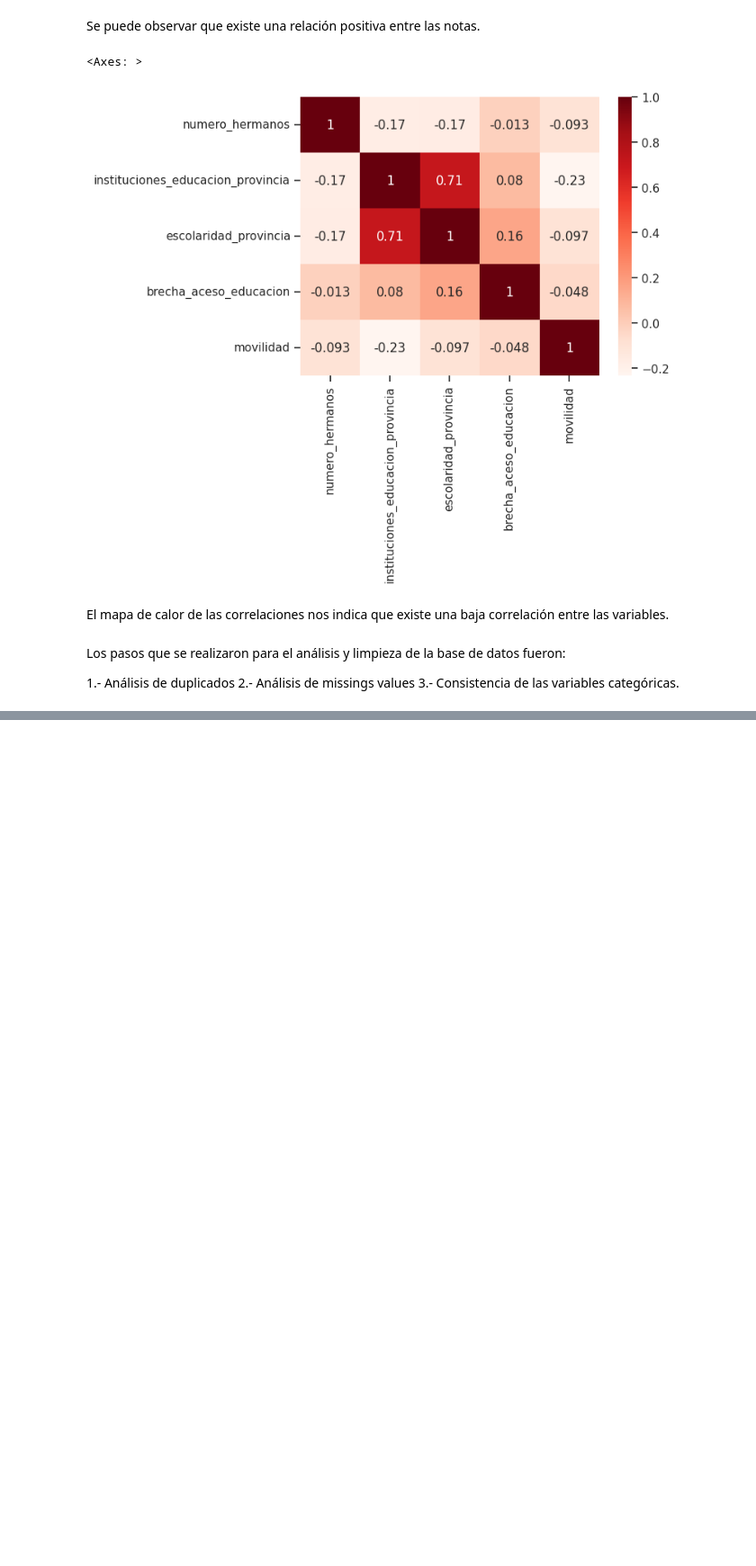
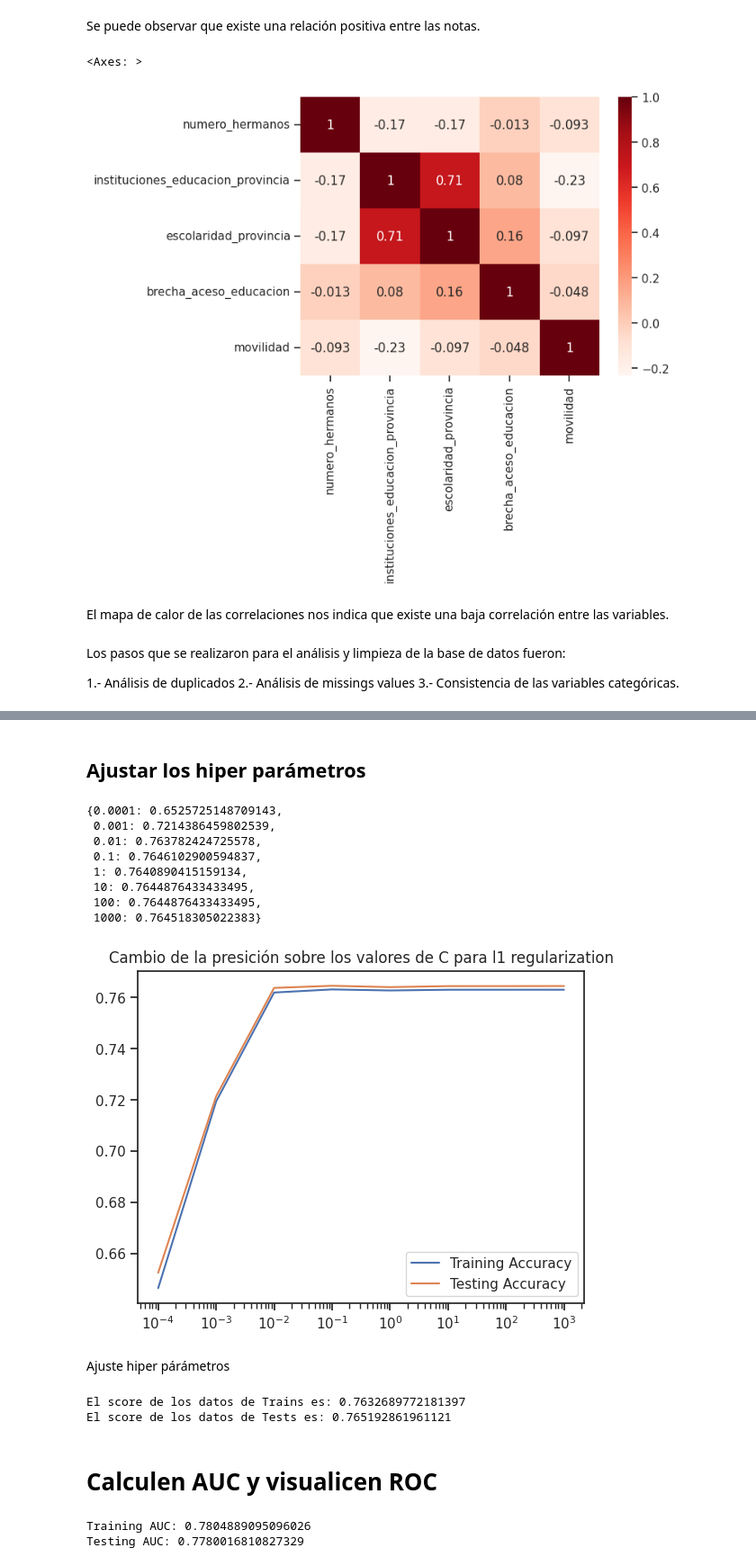
Before and after one commit to David6230/Modelo-de-clasificaci-n-de-movilidad-estudiantil, a Jupyter notebook: Proyecto_2.ipynb, the cells around one changed output, grey strips where cells are left out. Shown at 90% size. Drawn from its saved outputs; the diff is of its cells as text; code cells hidden in the pictures; blank space fills up the shorter version.

```diff
--- a/Proyecto_2.ipynb
+++ b/Proyecto_2.ipynb
@@ -512,0 +581,5 @@ Los pasos que se realizaron para el análisis y limpieza de la base de datos fue
+# %%
+y = df["movilidad"]
+X = df.drop(columns=["movilidad"], axis=1)
+
+X_train, X_test, y_train, y_test = train_test_split(X,y, random_state=42)
@@ -512,0 +674,7 @@ Los pasos que se realizaron para el análisis y limpieza de la base de datos fue
+# %%
+reg = LinearRegression()
+reg.fit(X_train_processed_df, y_train)
+train_score = reg.score(X_train_processed_df,y_train)
+test_score = reg.score(X_test_processed_df,y_test)
+print("El score de los datos de Trains es:",train_score)
+print("El score de los datos de Tests es:",test_score)
@@ -512,0 +711,7 @@ Los pasos que se realizaron para el análisis y limpieza de la base de datos fue
+# %%
+logreg = LogisticRegression()
+logreg.fit(X_train_processed_df, y_train)
+train_score_1 = logreg.score(X_train_processed_df,y_train)
+test_score_1 = logreg.score(X_test_processed_df,y_test)
+print("El score de los datos de Trains es:",train_score_1)
+print("El score de los datos de Tests es:",test_score_1)
@@ -512,0 +746,53 @@ Los pasos que se realizaron para el análisis y limpieza de la base de datos fue
+# %% [markdown]
+## Ajustar los hiper parámetros
+# %%
+c_values = [0.0001, 0.001, 0.01, 0.1, 1, 10, 100, 1000]
+train_scores = []
+test_scores = []
+
+for c in c_values:
+
+  # instantiate a model with each value of c and fit it on the data
+  log_reg = LogisticRegression(C=c, max_iter=1000, solver='liblinear', penalty='l1')
+  log_reg.fit(X_train_processed_df, y_train)
+
+  # add the training and testing scores to our scores lists
+  train_scores.append(log_reg.score(X_train_processed_df, y_train))
+  test_scores.append(log_reg.score(X_test_processed_df, y_test))
+
+#plot the change in accuracy as we change the value of C
+fig, ax = plt.subplots(1,1)
+ax.plot(c_values, train_scores, label='Training Accuracy')
+ax.plot(c_values, test_scores, label='Testing Accuracy')
+ax.set_xticks(c_values)
+ax.set_title('Cambio de la presición sobre los valores de C para l1 regularization')
+ax.legend()
+
+#set the x axis to a logarithmic scale to show the values of C in even intervals
+ax.set_xscale('log')
+# print a dictionary of values of C and accuracy scores
+{c:score for c, score in zip(c_values, test_scores)}
+# %% [output]
+{0.0001: 0.6525725148709143,
+ 0.001: 0.7214386459802539,
+ 0.01: 0.763782424725578,
+ 0.1: 0.7646102900594837,
+ 1: 0.7640890415159134,
+ 10: 0.7644876433433495,
+ 100: 0.7644876433433495,
+ 1000: 0.764518305022383}
+[figure, added]
+# %% [markdown]
+Ajuste hiper párámetros
+# %%
+logreg1 = LogisticRegression(C=0.1, max_iter=1000, solver='liblinear', penalty='l1')
+logreg1.fit(X_train_processed_df, y_train)
+train_score_2 = logreg.score(X_train_processed_df,y_train)
+test_score_2 = logreg.score(X_test_processed_df,y_test)
+print("El score de los datos de Trains es:",train_score_2)
+print("El score de los datos de Tests es:",test_score_2)
+# %% [output]
+El score de los datos de Trains es: 0.7632689772181397
+El score de los datos de Tests es: 0.765192861961121
+# %% [markdown]
+# Calculen AUC y visualicen ROC
@@ -512,0 +801,7 @@ Los pasos que se realizaron para el análisis y limpieza de la base de datos fue
+# %%
+# Calculate AUC for both training and testing sets
+print(f'Training AUC: {roc_auc_score(y_train, logreg1.predict_proba(X_train_processed_df)[:,1])}')
+print(f'Testing AUC: {roc_auc_score(y_test, logreg1.predict_proba(X_test_processed_df)[:,1])}')
+# %% [output]
+Training AUC: 0.7804889095096026
+Testing AUC: 0.7780016810827329
```
Also changed, not shown: parts of 36 cells of this notebook.
